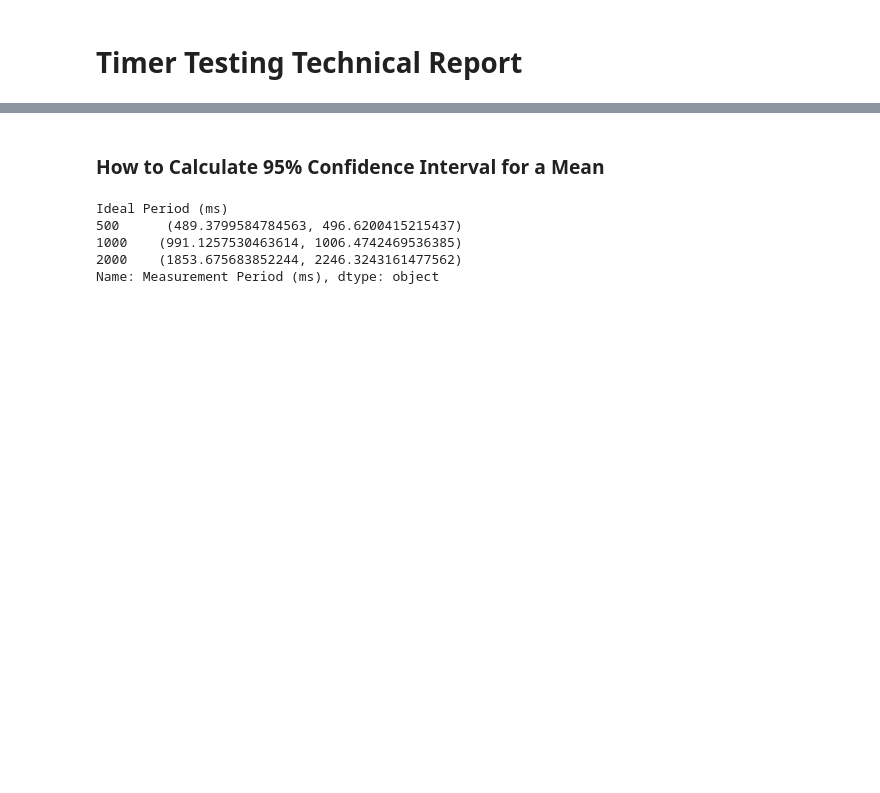
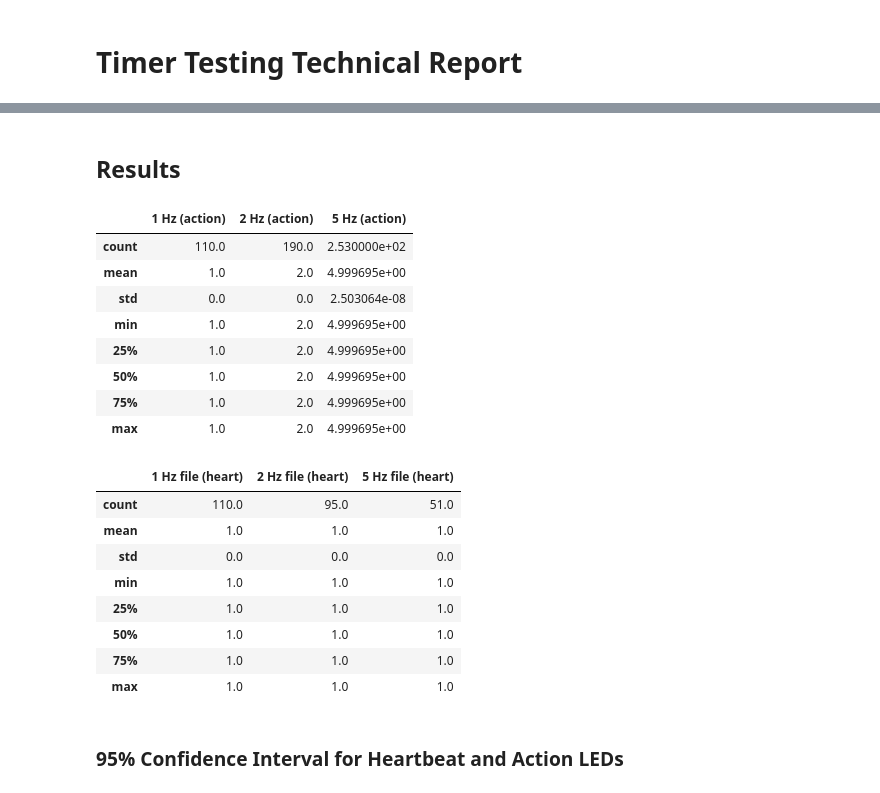
Before and after one commit to nikhilmethi/ZephyrRTOS, a Jupyter notebook: testing/timer_testing.ipynb, the cells around one changed output, grey strips where cells are left out. Cells and saved outputs as stored; diff of their text form; code cells hidden in the pictures; blank space fills up the shorter version.

```diff
--- a/testing/timer_testing.ipynb
+++ b/testing/timer_testing.ipynb
@@ -48,14 +13,68 @@ timing_data.groupby('Ideal Period (ms)')['Measurement Period (ms)'].describe()
+# %% [markdown]
+## Results
+# %%
+# import CSV files and read "action" + "heart" data
+import numpy as np
+import scipy as sp
+import matplotlib.pyplot as plt
+import pandas as pd
+import seaborn as sns
+
+def read_type(fname, keyword):
+    df = pd.read_csv(fname, sep=r"\s+", header=None, usecols=[0,3,7],
+                     names=['timestamp','type','toggle duration (ns)'],
+                     engine="python")
+    df = df[df['type'].astype(str).str.contains(keyword, case=False, na=False)].copy()
+    df['frequency (Hz)'] = 1e9 / (2 * df['toggle duration (ns)'])
+    return df
+
+# 1 Hz file
+log_1Hz_action = read_type('log_1Hz.txt', 'action')
+log_1Hz_heart  = read_type('log_1Hz.txt', 'heart')
+
+# 2 Hz file
+log_2Hz_action = read_type('log_2Hz.txt', 'action')
+log_2Hz_heart  = read_type('log_2Hz.txt', 'heart')
+
+# 5 Hz file
+log_5Hz_action = read_type('log_5Hz.txt', 'action')
+log_5Hz_heart  = read_type('log_5Hz.txt', 'heart')
+# %%
+# Action summary
+summary_action = pd.DataFrame({
+    '1 Hz (action)': log_1Hz_action['frequency (Hz)'].describe(),
+    '2 Hz (action)': log_2Hz_action['frequency (Hz)'].describe(),
+    '5 Hz (action)': log_5Hz_action['frequency (Hz)'].describe()
+})
+
+# Heartbeat summary
+summary_heart = pd.DataFrame({
+    '1 Hz file (heart)': log_1Hz_heart['frequency (Hz)'].describe(),
+    '2 Hz file (heart)': log_2Hz_heart['frequency (Hz)'].describe(),
+    '5 Hz file (heart)': log_5Hz_heart['frequency (Hz)'].describe()
+})
+from IPython.display import display
+
+display(summary_action)
+display(summary_heart)
+# %% [output]
+|  | 1 Hz (action) | 2 Hz (action) | 5 Hz (action) |
+| count | 110.0 | 190.0 | 2.530000e+02 |
+| mean | 1.0 | 2.0 | 4.999695e+00 |
+| std | 0.0 | 0.0 | 2.503064e-08 |
+| min | 1.0 | 2.0 | 4.999695e+00 |
+| 25% | 1.0 | 2.0 | 4.999695e+00 |
+| 50% | 1.0 | 2.0 | 4.999695e+00 |
+| 75% | 1.0 | 2.0 | 4.999695e+00 |
+| max | 1.0 | 2.0 | 4.999695e+00 |
+|  | 1 Hz file (heart) | 2 Hz file (heart) | 5 Hz file (heart) |
+| count | 110.0 | 95.0 | 51.0 |
+| mean | 1.0 | 1.0 | 1.0 |
+| std | 0.0 | 0.0 | 0.0 |
+| min | 1.0 | 1.0 | 1.0 |
+| 25% | 1.0 | 1.0 | 1.0 |
+| 50% | 1.0 | 1.0 | 1.0 |
+| 75% | 1.0 | 1.0 | 1.0 |
+| max | 1.0 | 1.0 | 1.0 |
 # %% [markdown]
-### How to Calculate 95% Confidence Interval for a Mean
+### 95% Confidence Interval for Heartbeat and Action LEDs
-# %%
-# calculate the 95% confidence intervals
-confidence_interval = timing_data.groupby('Ideal Period (ms)')['Measurement Period (ms)'].apply(
-    lambda x: sp.stats.t.interval(0.95, len(x)-1, loc=np.mean(x), scale=sp.stats.sem(x))
-)
-print(confidence_interval)
-# %% [output]
-Ideal Period (ms)
-500      (489.3799584784563, 496.6200415215437)
-1000    (991.1257530463614, 1006.4742469536385)
-2000    (1853.675683852244, 2246.3243161477562)
-Name: Measurement Period (ms), dtype: object
```
Also changed, not shown: parts of 20 cells of this notebook, 2 other files.
